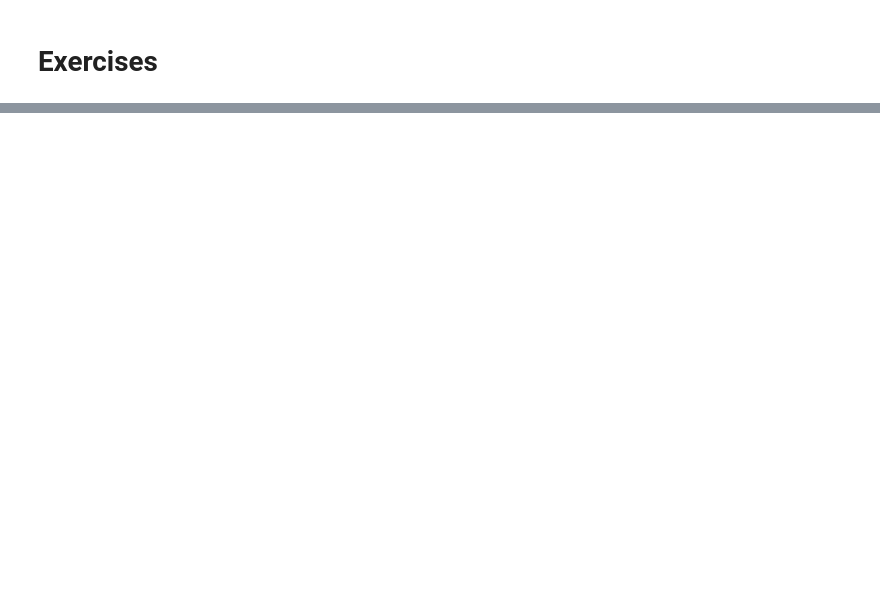
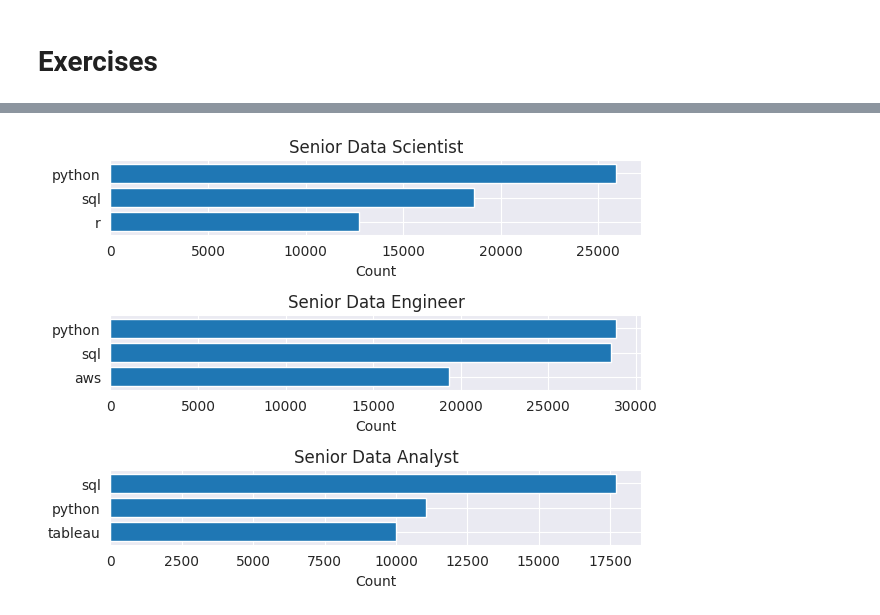
Before and after one commit to AdamWiercioch95/Python_Data_Exercises, a Jupyter notebook: matplotlib/1_Matplotlib_Format_Charts.ipynb, the cells around one changed output, grey strips where cells are left out. Drawn from its saved outputs; the diff is of its cells as text; code cells hidden in the pictures; blank space fills up the shorter version.

```diff
--- a/matplotlib/1_Matplotlib_Format_Charts.ipynb
+++ b/matplotlib/1_Matplotlib_Format_Charts.ipynb
@@ -89,0 +106,23 @@ fig.tight_layout()
+# %%
+# Create a subplot with 3 rows and 1 column:
+# In each subplot, plot a horizontal bar chart of the top 3 job skills by the number of job postings for each job title (Senior Data Scientist, Senior Data Engineer, and Senior Data Analyst).
+# Use fig.tight_layout() to adjust the spacing between subplots and invert_yaxis() to invert the y-axis in each subplot.
+
+
+job_skills = df.explode('job_skills')
+senior_job_titles = ['Senior Data Scientist', 'Senior Data Engineer', 'Senior Data Analyst']
+
+fig, ax = plt.subplots(len(senior_job_titles), 1)
+
+for i, job_title in enumerate(senior_job_titles):
+    role_skills = job_skills[job_skills['job_title_short'] == job_title]['job_skills'].value_counts().head(3)
+    ax[i].barh(role_skills.index, role_skills.values)
+    ax[i].set_title(job_title)
+    ax[i].set_xlabel('Count')
+    ax[i].set_ylabel('')
+    ax[i].invert_yaxis()
+
+fig.tight_layout()
+plt.show()
+# %% [output]
+[figure, added]
```
Also changed, not shown: parts of 4 cells of this notebook.
